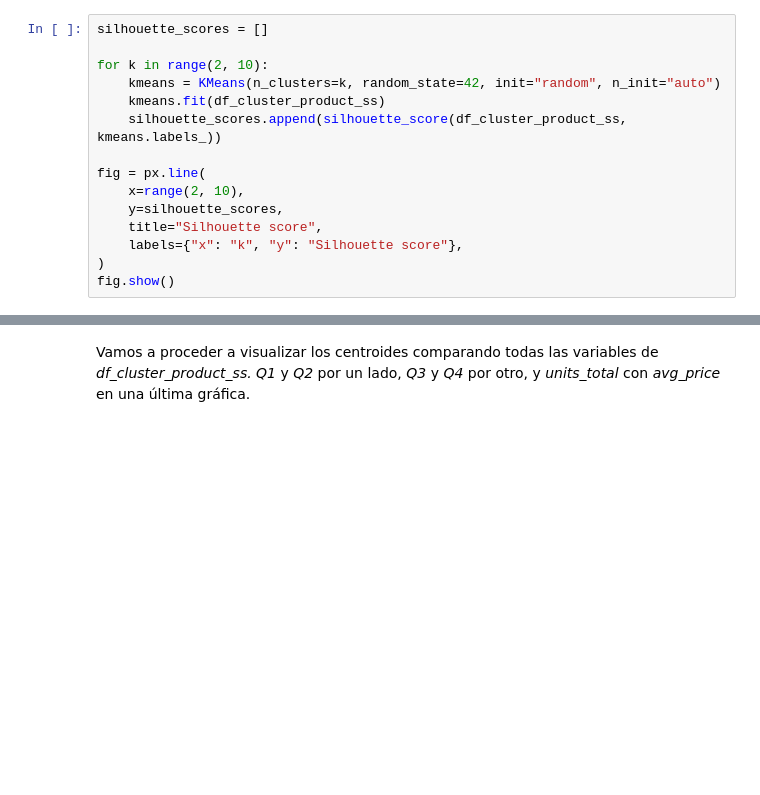
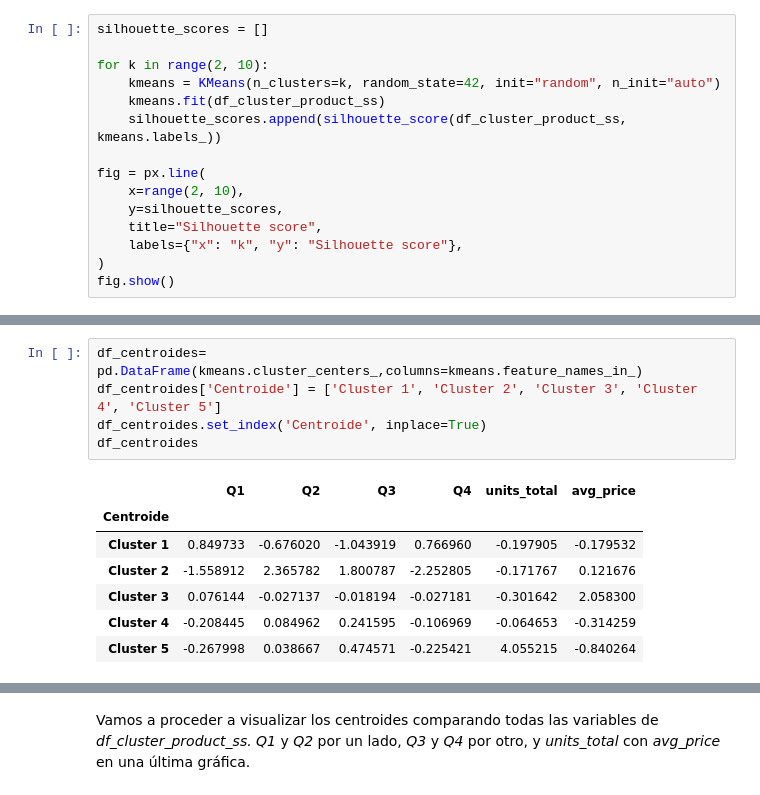
Before and after one commit to alitermat/capstone_retail_TFM, a Jupyter notebook: notebooks/Clustering_producto.ipynb, the cells around one changed output, grey strips where cells are left out. Saved outputs shown, nothing was run; the diff lists cells and outputs as text; blank space fills up the shorter version.

```diff
--- a/notebooks/Clustering_producto.ipynb
+++ b/notebooks/Clustering_producto.ipynb
@@ -488,0 +439,13 @@ df_final.head()
+# %%
+df_centroides= pd.DataFrame(kmeans.cluster_centers_,columns=kmeans.feature_names_in_)
+df_centroides['Centroide'] = ['Cluster 1', 'Cluster 2', 'Cluster 3', 'Cluster 4', 'Cluster 5']
+df_centroides.set_index('Centroide', inplace=True)
+df_centroides
+# %% [output]
+|  | Q1 | Q2 | Q3 | Q4 | units_total | avg_price |
+| Centroide |  |  |  |  |  |  |
+| Cluster 1 | 0.849733 | -0.676020 | -1.043919 | 0.766960 | -0.197905 | -0.179532 |
+| Cluster 2 | -1.558912 | 2.365782 | 1.800787 | -2.252805 | -0.171767 | 0.121676 |
+| Cluster 3 | 0.076144 | -0.027137 | -0.018194 | -0.027181 | -0.301642 | 2.058300 |
+| Cluster 4 | -0.208445 | 0.084962 | 0.241595 | -0.106969 | -0.064653 | -0.314259 |
+| Cluster 5 | -0.267998 | 0.038667 | 0.474571 | -0.225421 | 4.055215 | -0.840264 |
```
Also changed, not shown: parts of 18 cells of this notebook, 1 other file.
